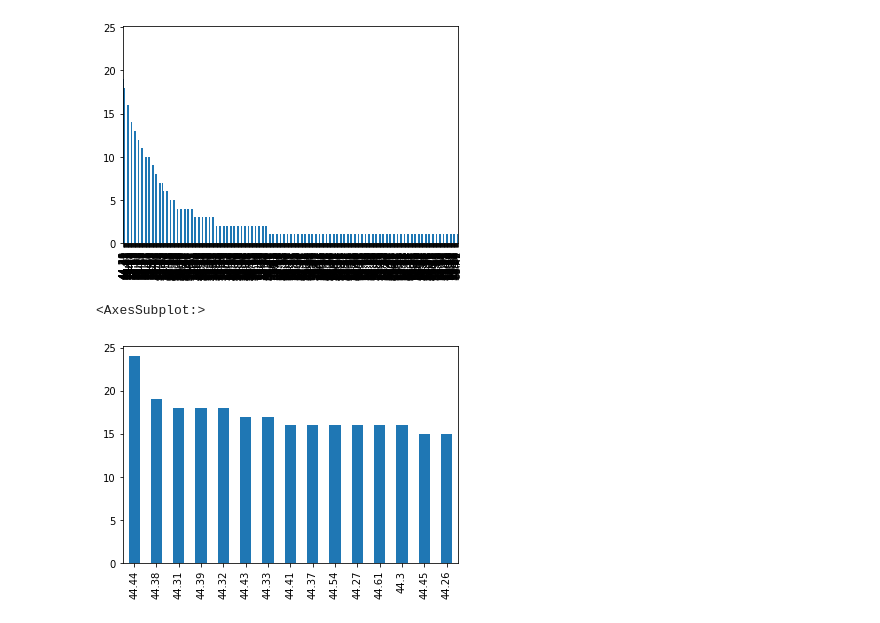
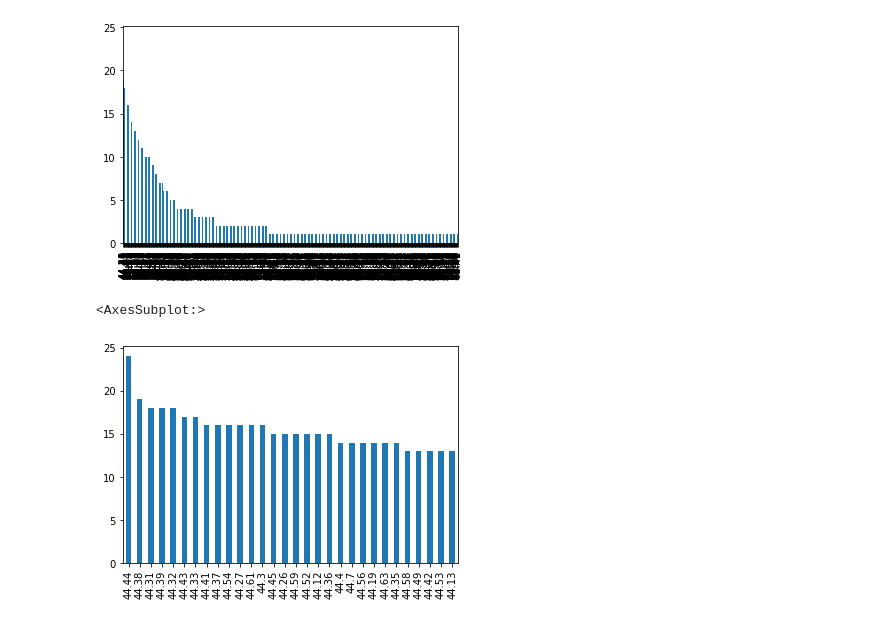
Before and after one commit to EmmanuelGalvan/MineriaDatos, a Jupyter notebook: Archivos/PIA/Visualizacion_Equipo9.ipynb, the cells around one changed output. Saved outputs shown, nothing was run; the diff lists cells and outputs as text; code cells hidden in the pictures.

```diff
--- a/Archivos/PIA/Visualizacion_Equipo9.ipynb
+++ b/Archivos/PIA/Visualizacion_Equipo9.ipynb
@@ -436,7 +457,7 @@ df_U['Puntuacion'].value_counts().plot.bar()
 <AxesSubplot:>
 [figure]
 # %%
-df_U['Puntuacion'].value_counts().head(15).plot.bar()
+df_U['Puntuacion'].value_counts().head(30).plot.bar()
 # %% [output]
 <AxesSubplot:>
-[figure, old version]
+[figure, new version]
```
Also changed, not shown: parts of 15 cells of this notebook.
